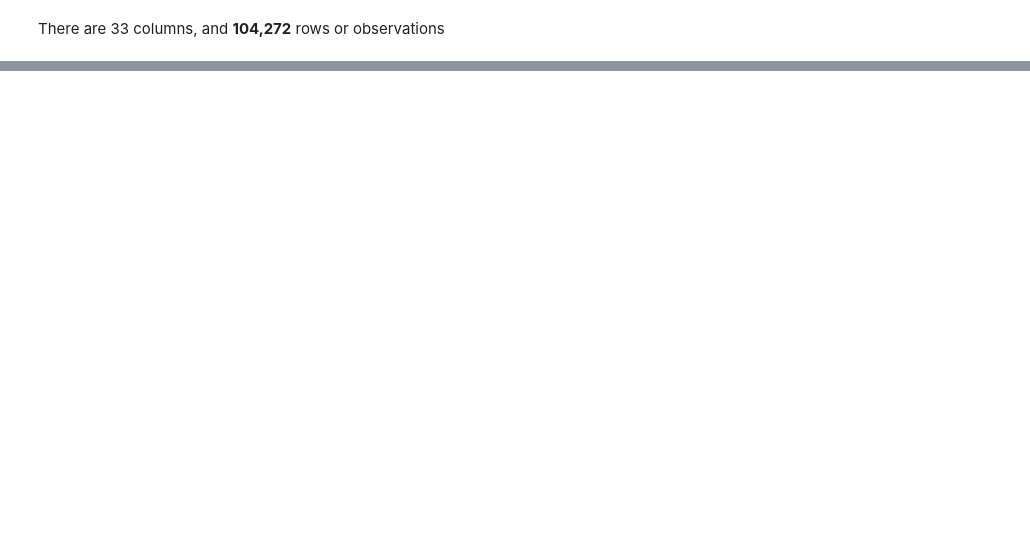
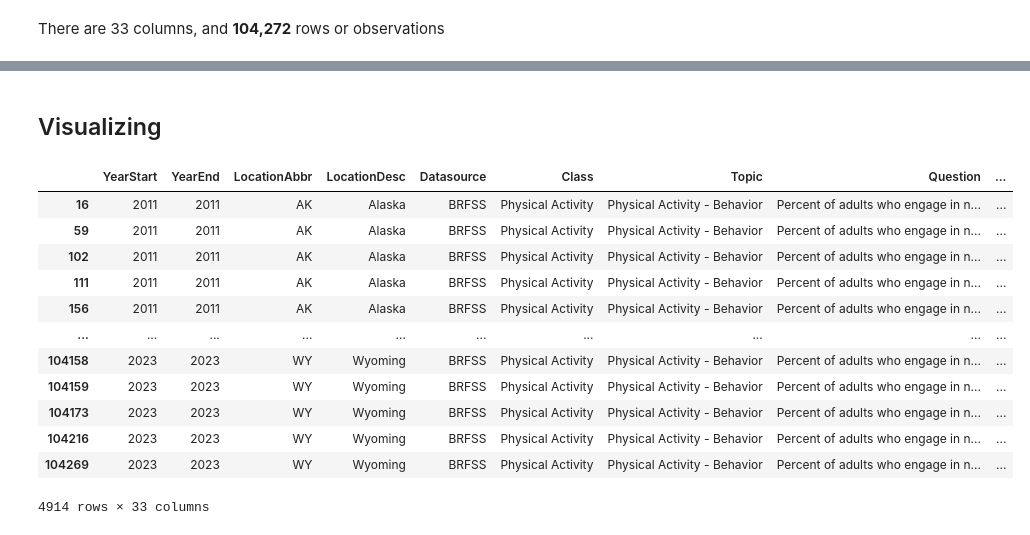
Before and after one commit to INFO-511-F24/final-project-TheOutliers, a Jupyter notebook: Code-Notebooks/Workspace_VSJ.ipynb, the cells around one changed output, grey strips where cells are left out. Drawn from its saved outputs; the diff is of its cells as text; code cells hidden in the pictures; blank space fills up the shorter version.

```diff
--- a/Code-Notebooks/Workspace_VSJ.ipynb
+++ b/Code-Notebooks/Workspace_VSJ.ipynb
@@ -40,0 +75,25 @@ array([2011, 2012, 2013, 2014, 2015, 2016, 2017, 2018, 2019, 2020, 2021,
+# %% [markdown]
+## Visualizing
+# %%
+# separating dataset by question
+
+nutrition_noleisuretime = nutrition[nutrition['Question']=='Percent of adults who engage in no leisure-time physical activity']
+
+
+nutrition_noleisuretime_income = nutrition_noleisuretime[nutrition_noleisuretime['StratificationCategory1']=='Income']
+
+nutrition_noleisuretime_income
+# %% [output]
+|  | YearStart | YearEnd | LocationAbbr | LocationDesc | Datasource | Class | Topic | Question | ... |
+| 16 | 2011 | 2011 | AK | Alaska | BRFSS | Physical Activity | Physical Activity - Behavior | Percent of adults who engage in n... | ... |
+| 59 | 2011 | 2011 | AK | Alaska | BRFSS | Physical Activity | Physical Activity - Behavior | Percent of adults who engage in n... | ... |
+| 102 | 2011 | 2011 | AK | Alaska | BRFSS | Physical Activity | Physical Activity - Behavior | Percent of adults who engage in n... | ... |
+| 111 | 2011 | 2011 | AK | Alaska | BRFSS | Physical Activity | Physical Activity - Behavior | Percent of adults who engage in n... | ... |
+| 156 | 2011 | 2011 | AK | Alaska | BRFSS | Physical Activity | Physical Activity - Behavior | Percent of adults who engage in n... | ... |
+| ... | ... | ... | ... | ... | ... | ... | ... | ... | ... |
+| 104158 | 2023 | 2023 | WY | Wyoming | BRFSS | Physical Activity | Physical Activity - Behavior | Percent of adults who engage in n... | ... |
+| 104159 | 2023 | 2023 | WY | Wyoming | BRFSS | Physical Activity | Physical Activity - Behavior | Percent of adults who engage in n... | ... |
+| 104173 | 2023 | 2023 | WY | Wyoming | BRFSS | Physical Activity | Physical Activity - Behavior | Percent of adults who engage in n... | ... |
+| 104216 | 2023 | 2023 | WY | Wyoming | BRFSS | Physical Activity | Physical Activity - Behavior | Percent of adults who engage in n... | ... |
+| 104269 | 2023 | 2023 | WY | Wyoming | BRFSS | Physical Activity | Physical Activity - Behavior | Percent of adults who engage in n... | ... |
+4914 rows × 33 columns
```
Also changed, not shown: parts of 5 cells of this notebook.
